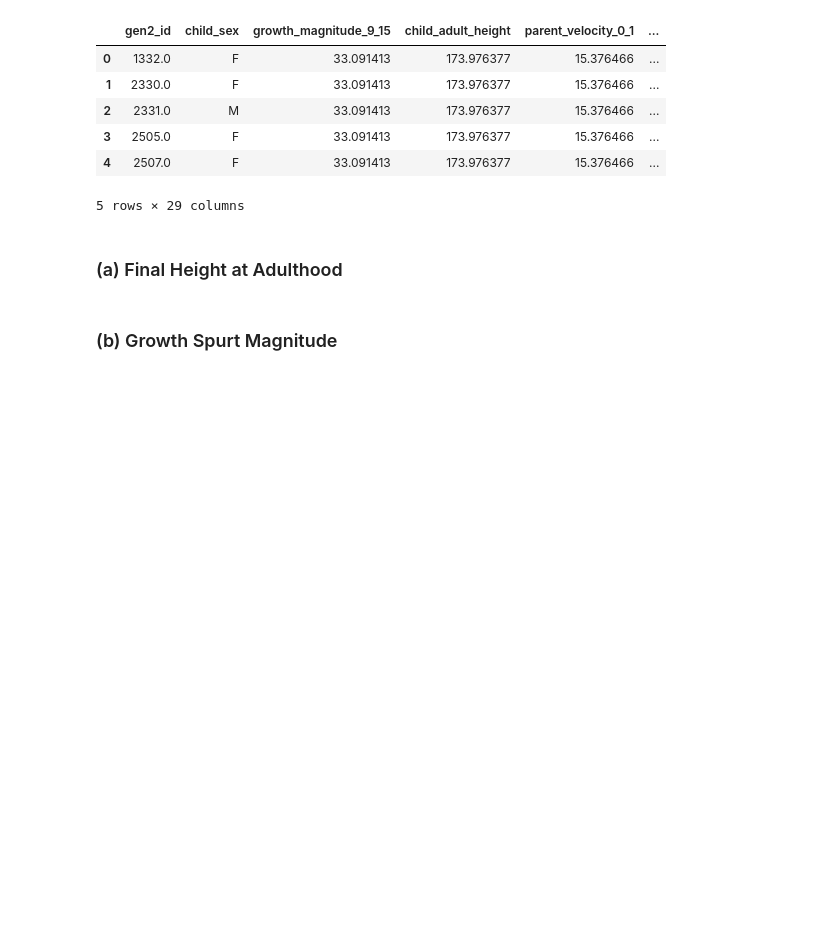
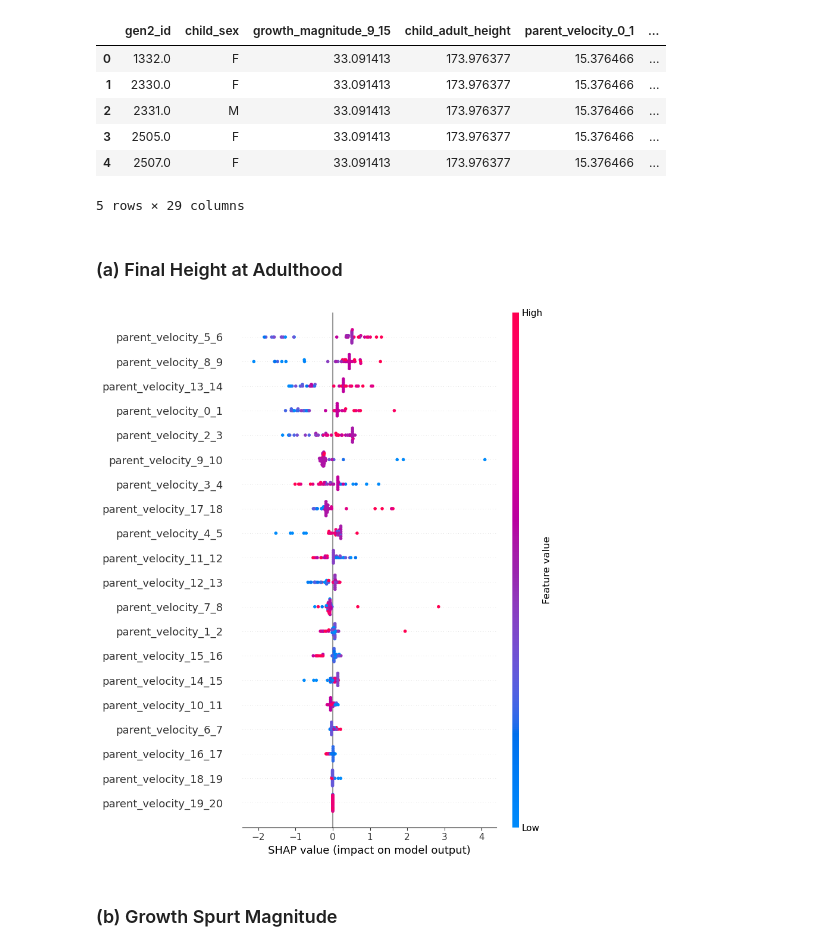
Before and after one commit to aavalose/aliens_height, a Jupyter notebook: serigne_best_approach.ipynb, the cells around one changed output. Saved outputs shown, nothing was run; the diff lists cells and outputs as text; code cells hidden in the pictures; blank space fills up the shorter version.

Commit message:
fixed plots

```diff
--- a/serigne_best_approach.ipynb
+++ b/serigne_best_approach.ipynb
@@ -596,18 +597,13 @@ y_pred = xgb_model.predict(X_test)
 # %%
 # Create SHAP explainer
 explainer = shap.Explainer(xgb_model, X_train)
 shap_values = explainer(X_test)
 
-plt.figure()
 
 # Summary plot (global feature importance)
 shap.summary_plot(shap_values, X_test)
-
-# Save the plot
-plt.savefig("final_height_shap.png", dpi=300, bbox_inches='tight')
-
-# Close the plot to free memory
-plt.close()
+# %% [output]
+[figure, added]
 # %% [markdown]
 ### (b) Growth Spurt Magnitude
 # %%
```
Also changed, not shown: parts of 9 cells of this notebook.
